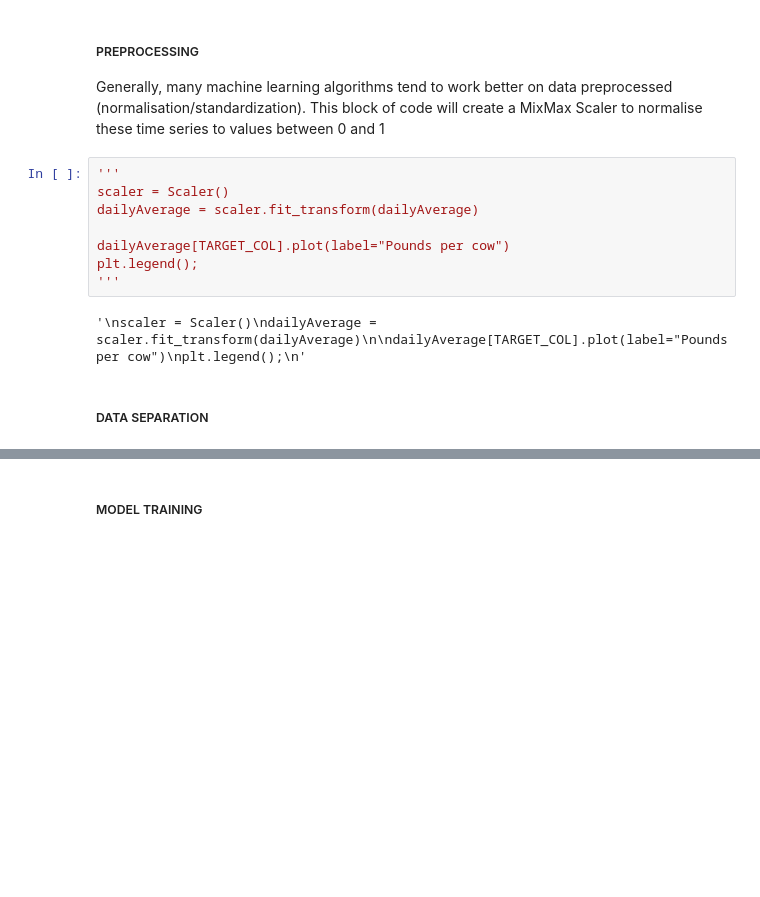
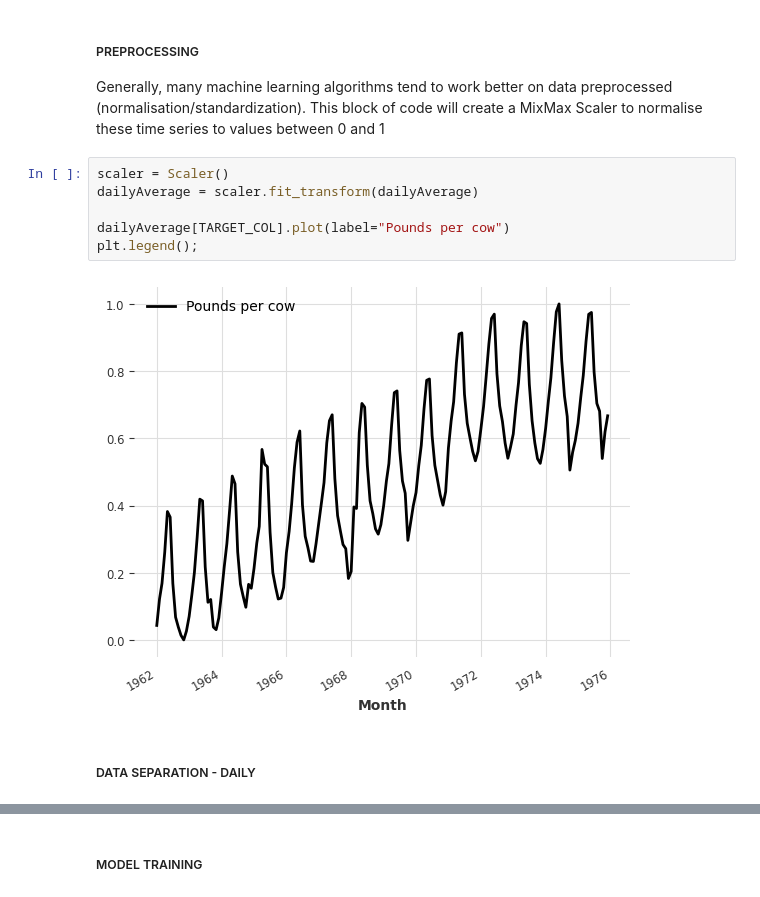
Before and after one commit to igerardoh/timeseries-production-forecast, a Jupyter notebook: code/1D_ExponentialSmoothing_daily.ipynb, the cells around one changed output, grey strips where cells are left out. Cells and saved outputs as stored; diff of their text form; blank space fills up the shorter version.

```diff
--- a/code/1D_ExponentialSmoothing_daily.ipynb
+++ b/code/1D_ExponentialSmoothing_daily.ipynb
@@ -159,17 +174,15 @@ dailyAverage.plot()
 ##### PREPROCESSING
 Generally, many machine learning algorithms tend to work better on data preprocessed (normalisation/standardization). This block of code will create a MixMax Scaler to normalise these time series to values between 0 and 1
 # %%
-'''
 scaler = Scaler()
 dailyAverage = scaler.fit_transform(dailyAverage)
 
 dailyAverage[TARGET_COL].plot(label="Pounds per cow")
 plt.legend();
-'''
 # %% [output]
-'\nscaler = Scaler()\ndailyAverage = scaler.fit_transform(dailyAverage)\n\ndailyAverage[TARGET_COL].plot(label="Pounds per cow")\nplt.legend();\n'
+[figure, added]
 # %% [markdown]
-##### DATA SEPARATION
+##### DATA SEPARATION - DAILY
 # %%
 # Split Dataset into Training and Validation sets
 #dailyavg_train, dailyavg_val = dailyAverage.split_before(0.75)
```
Also changed, not shown: parts of 9 cells of this notebook, 1 other file.
